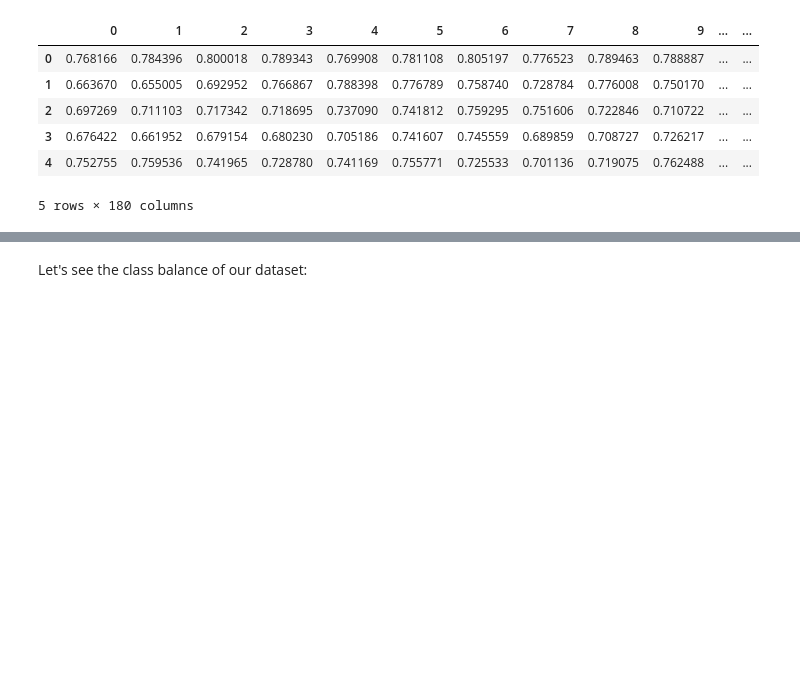
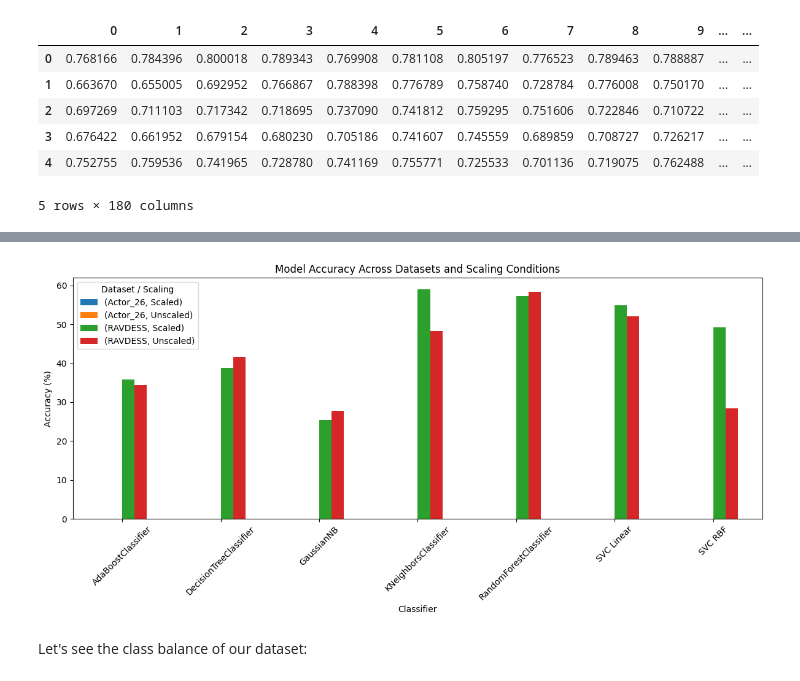
Before and after one commit to aalyssatao/Week3-ClassicML, a Jupyter notebook: Week_3_MachineLearning.ipynb, the cells around one changed output, grey strips where cells are left out. Saved outputs shown, nothing was run; the diff lists cells and outputs as text; code cells hidden in the pictures; blank space fills up the shorter version.

```diff
--- a/Week_3_MachineLearning.ipynb
+++ b/Week_3_MachineLearning.ipynb
@@ -295,0 +366,24 @@ features1.head()
+# %%
+from sklearn.neighbors import KNeighborsClassifier
+from sklearn.svm import SVC
+from sklearn.tree import DecisionTreeClassifier
+from sklearn.ensemble import RandomForestClassifier, AdaBoostClassifier
+from sklearn.naive_bayes import GaussianNB
+
+def get_models():
+    return [
+        KNeighborsClassifier(),
+        SVC(kernel='linear'),
+        SVC(kernel='rbf'),
+        DecisionTreeClassifier(random_state=42),
+        RandomForestClassifier(random_state=42),
+        AdaBoostClassifier(random_state=42),
+        GaussianNB()
+    ]
+
+def get_model_name(model):
+    if isinstance(model, SVC):
+        if model.kernel == 'rbf':
+            return 'SVC RBF'
+        return 'SVC Linear'
+    return type(model).__name__
@@ -296,3 +501,23 @@ features1.head()
+# %%
+import matplotlib.pyplot as plt
+
+plot_df = results_df.pivot_table(
+    index='Classifier',
+    columns=['Dataset', 'Scaling'],
+    values='Accuracy (%)'
+)
+
+plot_df.plot(kind='bar', figsize=(12, 6))
+
+plt.ylabel('Accuracy (%)')
+plt.xlabel('Classifier')
+plt.title('Model Accuracy Across Datasets and Scaling Conditions')
+plt.xticks(rotation=45)
+plt.legend(title='Dataset / Scaling')
+plt.tight_layout()
+plt.show()
+# %% [output]
+[figure, added]
 # %% [markdown]
 Let's see the class balance of our dataset:
 # %%
```
Also changed, not shown: parts of 11 cells of this notebook.
